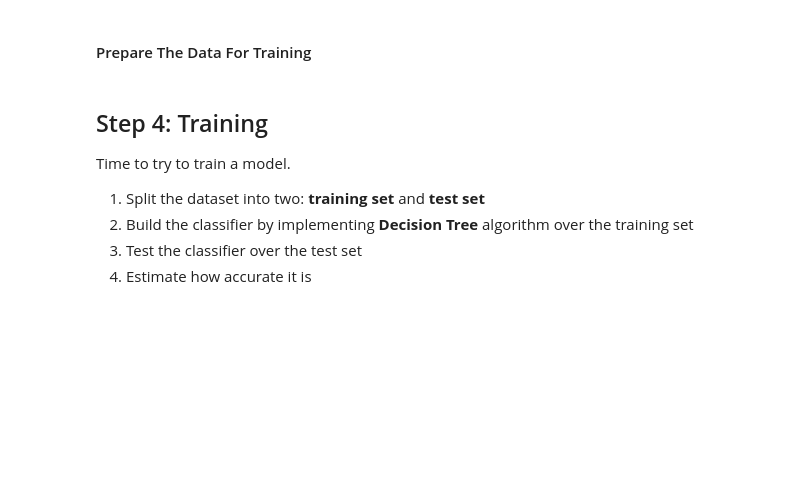
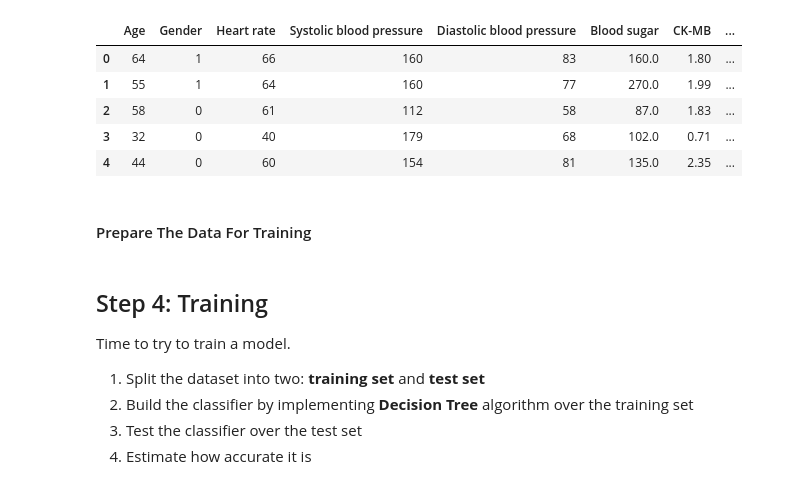
Before and after one commit to qmer05/bi-heart-attack-exam-project, a Jupyter notebook: sprint_3_data_modelling/decision_tree.ipynb, the cells around one changed output. Saved outputs shown, nothing was run; the diff lists cells and outputs as text; code cells hidden in the pictures; blank space fills up the shorter version.

```diff
--- a/sprint_3_data_modelling/decision_tree.ipynb
+++ b/sprint_3_data_modelling/decision_tree.ipynb
@@ -23,6 +23,15 @@ import seaborn as sns
 # %%
 dataset = '../data/cleaned_Medicaldataset.csv.csv'
 df = pd.read_csv(dataset, header=0)
+# %%
+df.head()
+# %% [output]
+|  | Age | Gender | Heart rate | Systolic blood pressure | Diastolic blood pressure | Blood sugar | CK-MB | ... |
+| 0 | 64 | 1 | 66 | 160 | 83 | 160.0 | 1.80 | ... |
+| 1 | 55 | 1 | 64 | 160 | 77 | 270.0 | 1.99 | ... |
+| 2 | 58 | 0 | 61 | 112 | 58 | 87.0 | 1.83 | ... |
+| 3 | 32 | 0 | 40 | 179 | 68 | 102.0 | 0.71 | ... |
+| 4 | 44 | 0 | 60 | 154 | 81 | 135.0 | 2.35 | ... |
 # %% [markdown]
 #### Prepare The Data For Training
 # %%
```
Also changed, not shown: parts of 13 cells of this notebook, 1 other file.
